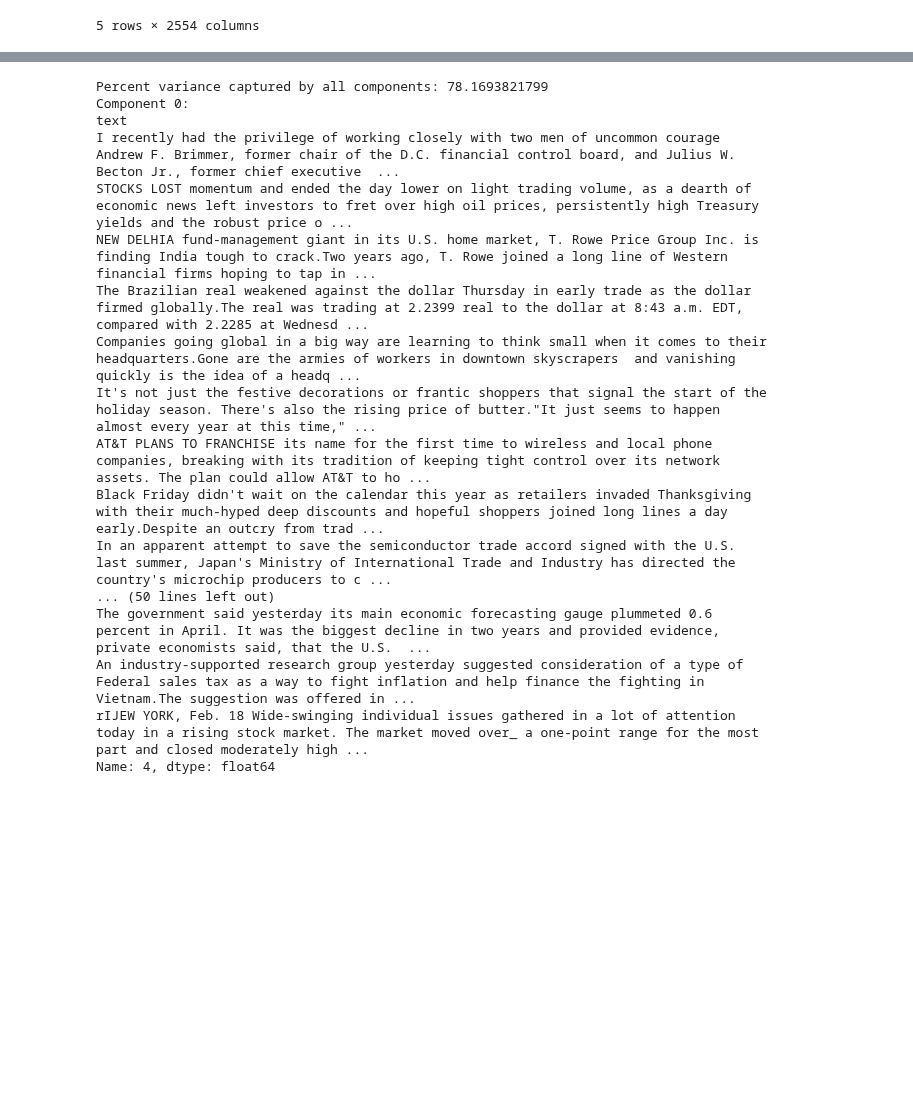
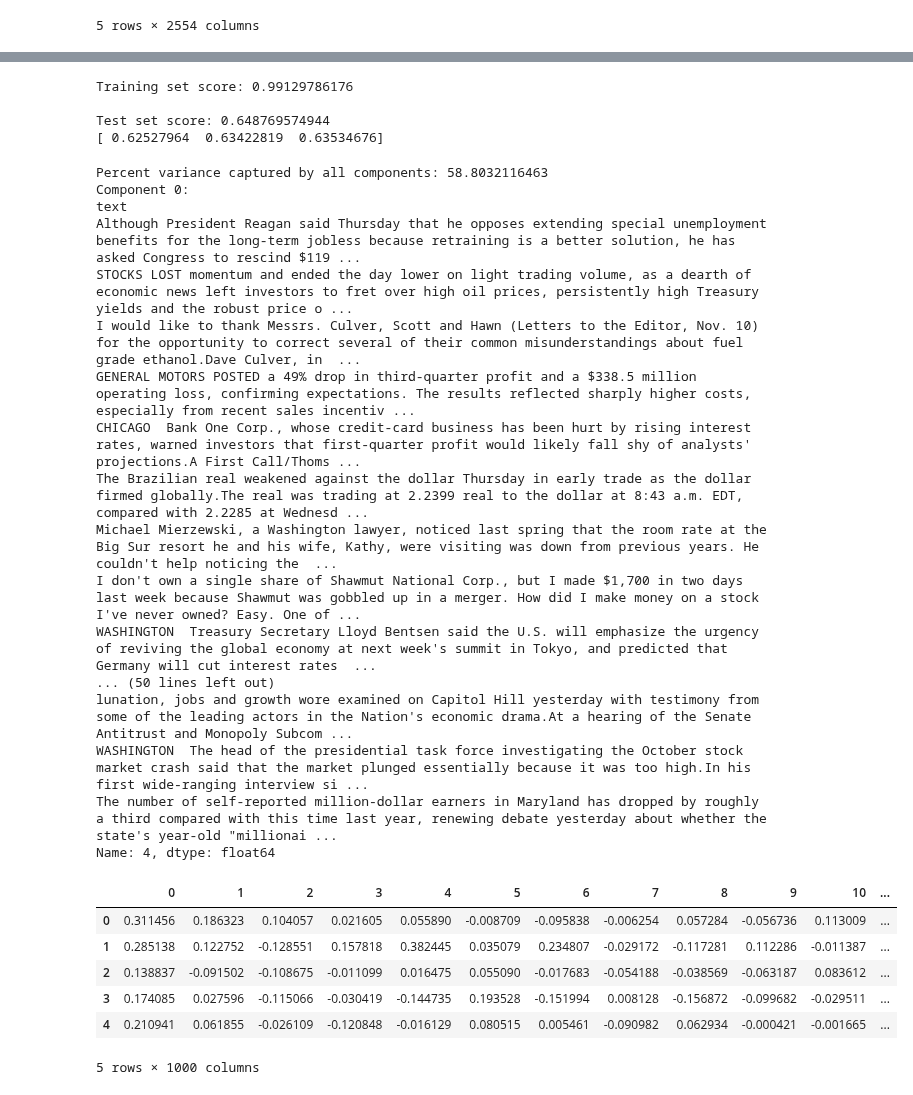
Before and after one commit to zinrion/Thinkful-Projects, a Jupyter notebook: NLP Challenge-v3.ipynb, the cells around one changed output, grey strips where cells are left out. Drawn from its saved outputs; the diff is of its cells as text; code cells hidden in the pictures; blank space fills up the shorter version.

```diff
--- a/NLP Challenge-v3.ipynb
+++ b/NLP Challenge-v3.ipynb
@@ -270,7 +287,15 @@ Test set score: 0.609246830723
+# %%
+# Run random forest on bag of words features
+random_forest_model(1000,x_train_bow, y_train_bow, x_test_bow, y_test_bow)
+# %% [output]
+Training set score: 0.99129786176
+
+Test set score: 0.648769574944
+[ 0.62527964  0.63422819  0.63534676]
 # %%
 #Create vectorizer with train-test-split
 
-vectorizer = TfidfVectorizer(max_df=0.5, min_df=2, stop_words='english', lowercase=True, use_idf=False, norm=u'l1', smooth_idf=True)
+vectorizer = TfidfVectorizer(max_df=0.5, min_df=2, stop_words='english', lowercase=True, use_idf=True, norm=u'l2', smooth_idf=True)
 
 vector_x_train, vector_x_test, vector_y_train, vector_y_test = train_test_split(cleaned_text, relevance, test_size=0.4, random_state=0)
 # %%
@@ -307,22 +332,22 @@ for i in range(5):
     print('Component {}:'.format(i))
     print(paras_by_component.loc[:,i].sort_values(ascending=False)[0:10])
 # %% [output]
-Percent variance captured by all components: 78.1693821799
+Percent variance captured by all components: 58.8032116463
 Component 0:
 text
-I recently had the privilege of working closely with two men of uncommon courage  Andrew F. Brimmer, former chair of the D.C. financial control board, and Julius W. Becton Jr., former chief executive  ...
+Although President Reagan said Thursday that he opposes extending special unemployment benefits for the long-term jobless because retraining is a better solution, he has asked Congress to rescind $119 ...
 STOCKS LOST momentum and ended the day lower on light trading volume, as a dearth of economic news left investors to fret over high oil prices, persistently high Treasury yields and the robust price o ...
-NEW DELHIA fund-management giant in its U.S. home market, T. Rowe Price Group Inc. is finding India tough to crack.Two years ago, T. Rowe joined a long line of Western financial firms hoping to tap in ...
+I would like to thank Messrs. Culver, Scott and Hawn (Letters to the Editor, Nov. 10) for the opportunity to correct several of their common misunderstandings about fuel grade ethanol.Dave Culver, in  ...
+GENERAL MOTORS POSTED a 49% drop in third-quarter profit and a $338.5 million operating loss, confirming expectations. The results reflected sharply higher costs, especially from recent sales incentiv ...
+CHICAGO  Bank One Corp., whose credit-card business has been hurt by rising interest rates, warned investors that first-quarter profit would likely fall shy of analysts' projections.A First Call/Thoms ...
 The Brazilian real weakened against the dollar Thursday in early trade as the dollar firmed globally.The real was trading at 2.2399 real to the dollar at 8:43 a.m. EDT, compared with 2.2285 at Wednesd ...
-Companies going global in a big way are learning to think small when it comes to their headquarters.Gone are the armies of workers in downtown skyscrapers  and vanishing quickly is the idea of a headq ...
-It's not just the festive decorations or frantic shoppers that signal the start of the holiday season. There's also the rising price of butter."It just seems to happen almost every year at this time," ...
-AT&T PLANS TO FRANCHISE its name for the first time to wireless and local phone companies, breaking with its tradition of keeping tight control over its network assets. The plan could allow AT&T to ho ...
-Black Friday didn't wait on the calendar this year as retailers invaded Thanksgiving with their much-hyped deep discounts and hopeful shoppers joined long lines a day early.Despite an outcry from trad ...
-In an apparent attempt to save the semiconductor trade accord signed with the U.S. last summer, Japan's Ministry of International Trade and Industry has directed the country's microchip producers to c ...
+Michael Mierzewski, a Washington lawyer, noticed last spring that the room rate at the Big Sur resort he and his wife, Kathy, were visiting was down from previous years. He couldn't help noticing the  ...
+I don't own a single share of Shawmut National Corp., but I made $1,700 in two days last week because Shawmut was gobbled up in a merger. How did I make money on a stock I've never owned? Easy. One of ...
+WASHINGTON  Treasury Secretary Lloyd Bentsen said the U.S. will emphasize the urgency of reviving the global economy at next week's summit in Tokyo, and predicted that Germany will cut interest rates  ...
 ... (50 lines left out)
-The government said yesterday its main economic forecasting gauge plummeted 0.6 percent in April. It was the biggest decline in two years and provided evidence, private economists said, that the U.S.  ...
-An industry-supported research group yesterday suggested consideration of a type of Federal sales tax as a way to fight inflation and help finance the fighting in Vietnam.The suggestion was offered in ...
-rIJEW YORK, Feb. 18 Wide-swinging individual issues gathered in a lot of attention today in a rising stock market. The market moved over_ a one-point range for the most part and closed moderately high ...
+lunation, jobs and growth wore examined on Capitol Hill yesterday with testimony from some of the leading actors in the Nation's economic drama.At a hearing of the Senate Antitrust and Monopoly Subcom ...
+WASHINGTON  The head of the presidential task force investigating the October stock market crash said that the market plunged essentially because it was too high.In his first wide-ranging interview si ...
+The number of self-reported million-dollar earners in Maryland has dropped by roughly a third compared with this time last year, renewing debate yesterday about whether the state's year-old "millionai ...
 Name: 4, dtype: float64
 # %%
 #Create x train dataframe with features for modeling
@@ -333,6 +358,16 @@ x_test_lsa = lsa.transform(x_test_tfidf)
 
 #Create dataframe with x test transformed features
 vector_x_test_transformed = pd.DataFrame(x_test_lsa)
+# %%
+vector_x_train_transformed.head()
+# %% [output]
+|  | 0 | 1 | 2 | 3 | 4 | 5 | 6 | 7 | 8 | 9 | 10 | ... |
+| 0 | 0.311456 | 0.186323 | 0.104057 | 0.021605 | 0.055890 | -0.008709 | -0.095838 | -0.006254 | 0.057284 | -0.056736 | 0.113009 | ... |
+| 1 | 0.285138 | 0.122752 | -0.128551 | 0.157818 | 0.382445 | 0.035079 | 0.234807 | -0.029172 | -0.117281 | 0.112286 | -0.011387 | ... |
+| 2 | 0.138837 | -0.091502 | -0.108675 | -0.011099 | 0.016475 | 0.055090 | -0.017683 | -0.054188 | -0.038569 | -0.063187 | 0.083612 | ... |
+| 3 | 0.174085 | 0.027596 | -0.115066 | -0.030419 | -0.144735 | 0.193528 | -0.151994 | 0.008128 | -0.156872 | -0.099682 | -0.029511 | ... |
+| 4 | 0.210941 | 0.061855 | -0.026109 | -0.120848 | -0.016129 | 0.080515 | 0.005461 | -0.090982 | 0.062934 | -0.000421 | -0.001665 | ... |
+5 rows × 1000 columns
 # %%
 # Random Forest on vectorizer features
 
```
Also changed, not shown: parts of 9 cells of this notebook.
